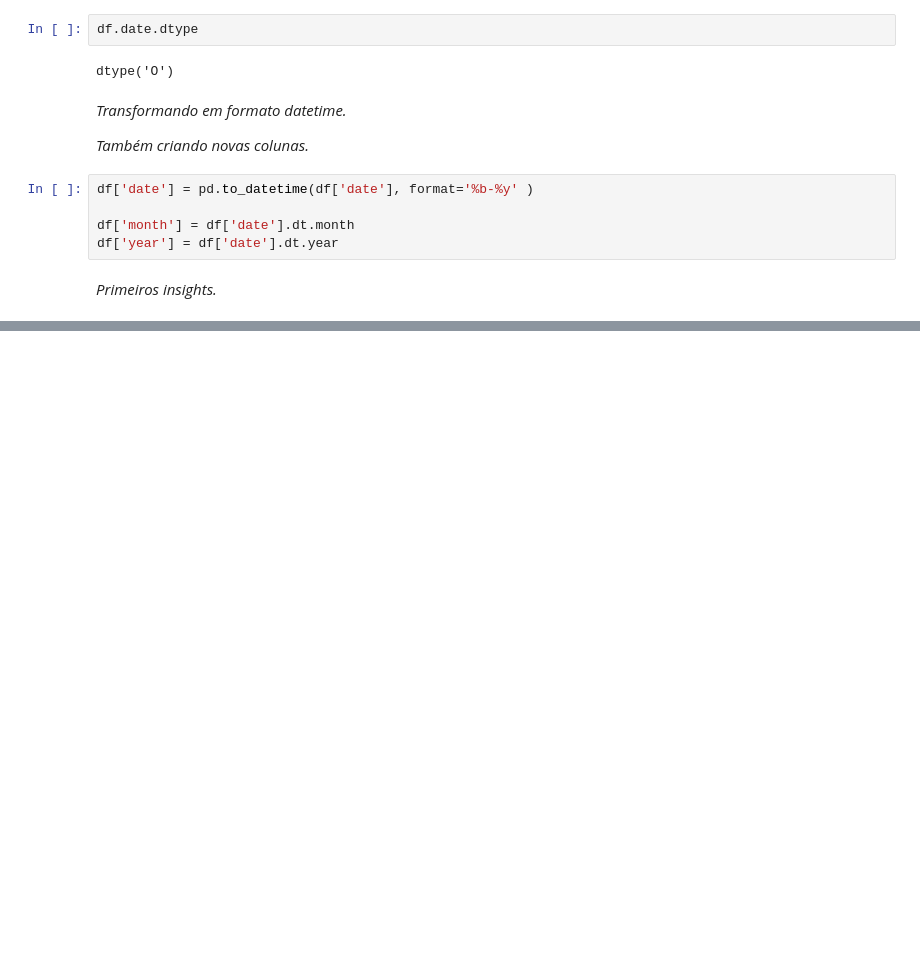
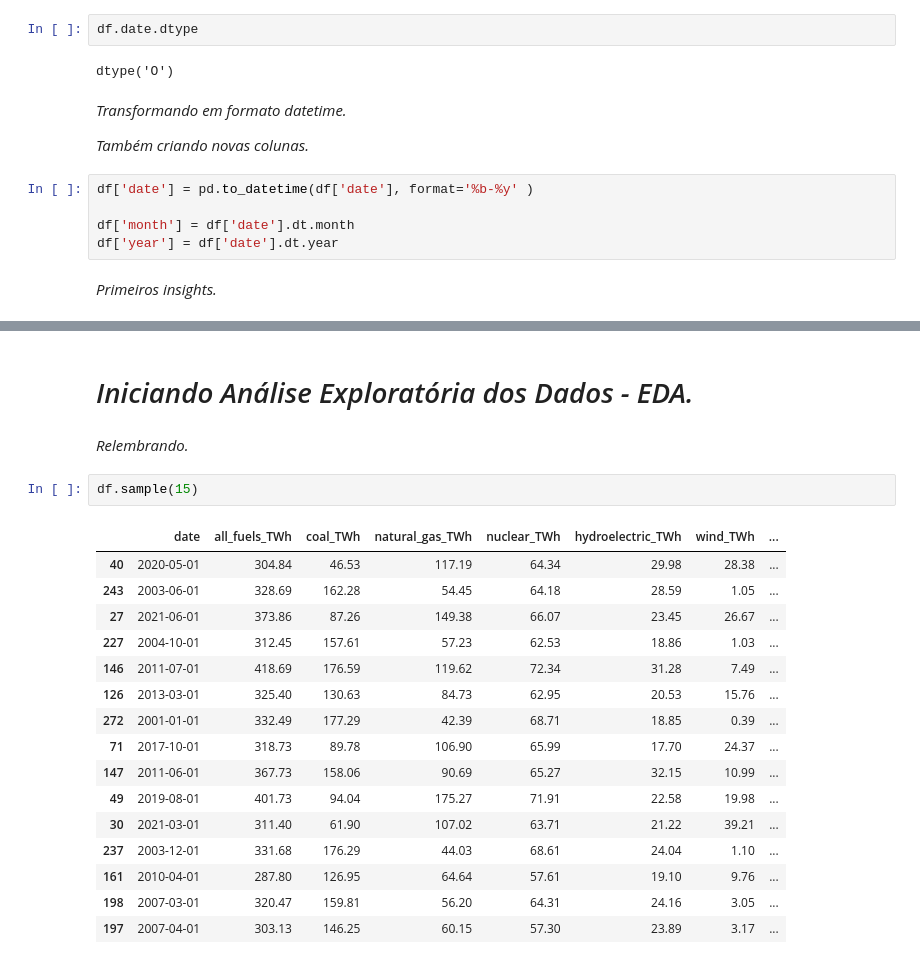
Before and after one commit to thiagonazario/Project_EnergyGeneration_USA, a Jupyter notebook: Project_EnergyGeneration_USA.ipynb, the cells around one changed output, grey strips where cells are left out. Saved outputs shown, nothing was run; the diff lists cells and outputs as text; blank space fills up the shorter version.

```diff
--- a/Project_EnergyGeneration_USA.ipynb
+++ b/Project_EnergyGeneration_USA.ipynb
@@ -197,0 +296,23 @@ plt.show()
+# %% [markdown]
+# *Iniciando Análise Exploratória dos Dados - EDA.*
+# %% [markdown]
+*Relembrando.*
+# %%
+df.sample(15)
+# %% [output]
+|  | date | all_fuels_TWh | coal_TWh | natural_gas_TWh | nuclear_TWh | hydroelectric_TWh | wind_TWh | ... |
+| 40 | 2020-05-01 | 304.84 | 46.53 | 117.19 | 64.34 | 29.98 | 28.38 | ... |
+| 243 | 2003-06-01 | 328.69 | 162.28 | 54.45 | 64.18 | 28.59 | 1.05 | ... |
+| 27 | 2021-06-01 | 373.86 | 87.26 | 149.38 | 66.07 | 23.45 | 26.67 | ... |
+| 227 | 2004-10-01 | 312.45 | 157.61 | 57.23 | 62.53 | 18.86 | 1.03 | ... |
+| 146 | 2011-07-01 | 418.69 | 176.59 | 119.62 | 72.34 | 31.28 | 7.49 | ... |
+| 126 | 2013-03-01 | 325.40 | 130.63 | 84.73 | 62.95 | 20.53 | 15.76 | ... |
+| 272 | 2001-01-01 | 332.49 | 177.29 | 42.39 | 68.71 | 18.85 | 0.39 | ... |
+| 71 | 2017-10-01 | 318.73 | 89.78 | 106.90 | 65.99 | 17.70 | 24.37 | ... |
+| 147 | 2011-06-01 | 367.73 | 158.06 | 90.69 | 65.27 | 32.15 | 10.99 | ... |
+| 49 | 2019-08-01 | 401.73 | 94.04 | 175.27 | 71.91 | 22.58 | 19.98 | ... |
+| 30 | 2021-03-01 | 311.40 | 61.90 | 107.02 | 63.71 | 21.22 | 39.21 | ... |
+| 237 | 2003-12-01 | 331.68 | 176.29 | 44.03 | 68.61 | 24.04 | 1.10 | ... |
+| 161 | 2010-04-01 | 287.80 | 126.95 | 64.64 | 57.61 | 19.10 | 9.76 | ... |
+| 198 | 2007-03-01 | 320.47 | 159.81 | 56.20 | 64.31 | 24.16 | 3.05 | ... |
+| 197 | 2007-04-01 | 303.13 | 146.25 | 60.15 | 57.30 | 23.89 | 3.17 | ... |
```
Also changed, not shown: parts of 20 cells of this notebook.
